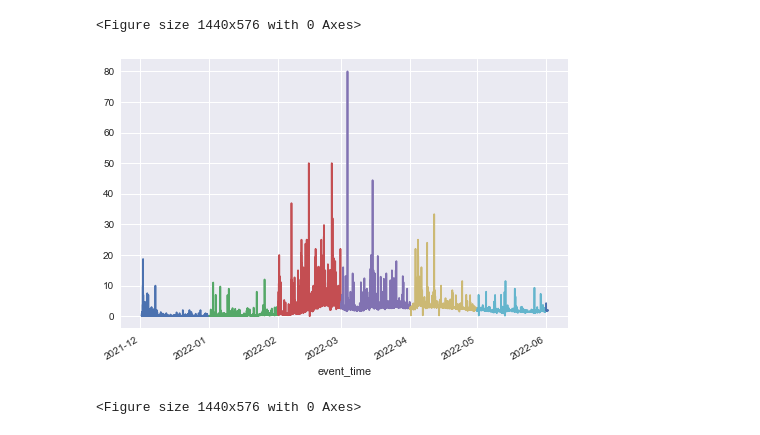
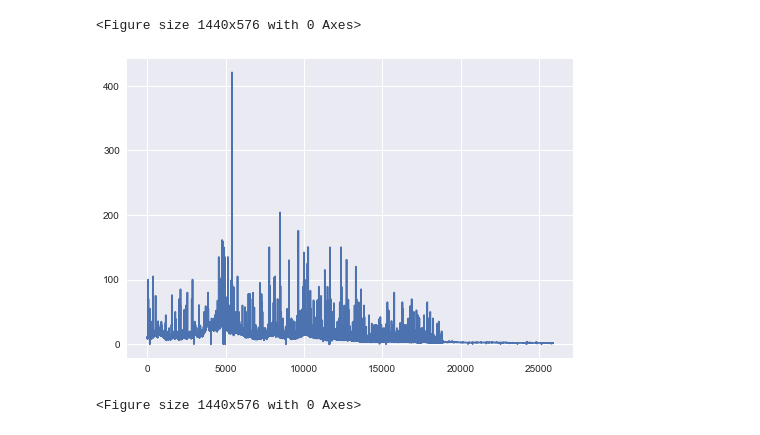
Before and after one commit to KrisOei/retrieve_openseas, a Jupyter notebook: clean_data.ipynb, the cells around one changed output. Drawn from its saved outputs; the diff is of its cells as text; code cells hidden in the pictures.

Commit message:
azuki

```diff
--- a/clean_data.ipynb
+++ b/clean_data.ipynb
@@ -4,8 +4,8 @@ from pymongo import MongoClient
 import json, datetime
 # %%
 client = MongoClient('mongodb://localhost:27017')
-db = client.mfers_events
-mfer = db.mfer
+db = client.azuki_events
+azuki = db.azuki
 # %%
 def parse(event):
     record = {}
@@ -76,3 +76,4 @@ df
 df = df.iloc[::-1]
 # %%
 df['event_time'] = pd.to_datetime(df['event_time'])
+df.set_index(['event_time'])
@@ -80,13 +96,10 @@ df['event_time'] = pd.to_datetime(df['event_time'])
 import matplotlib.pyplot as plt
 plt.style.use('seaborn')
 # %%
-month_avg = df.event_total_price.resample('M')
-
-
 fig, ax = plt.subplots()
-month_avg.plot()
+df.event_total_price.plot()
 plt.figure(figsize=(20, 8))
 # %% [output]
 <Figure size 1440x576 with 0 Axes>
-[figure, old version]
+[figure, new version]
 <Figure size 1440x576 with 0 Axes>
```
Also changed, not shown: parts of 2 cells of this notebook, 4 other files.
